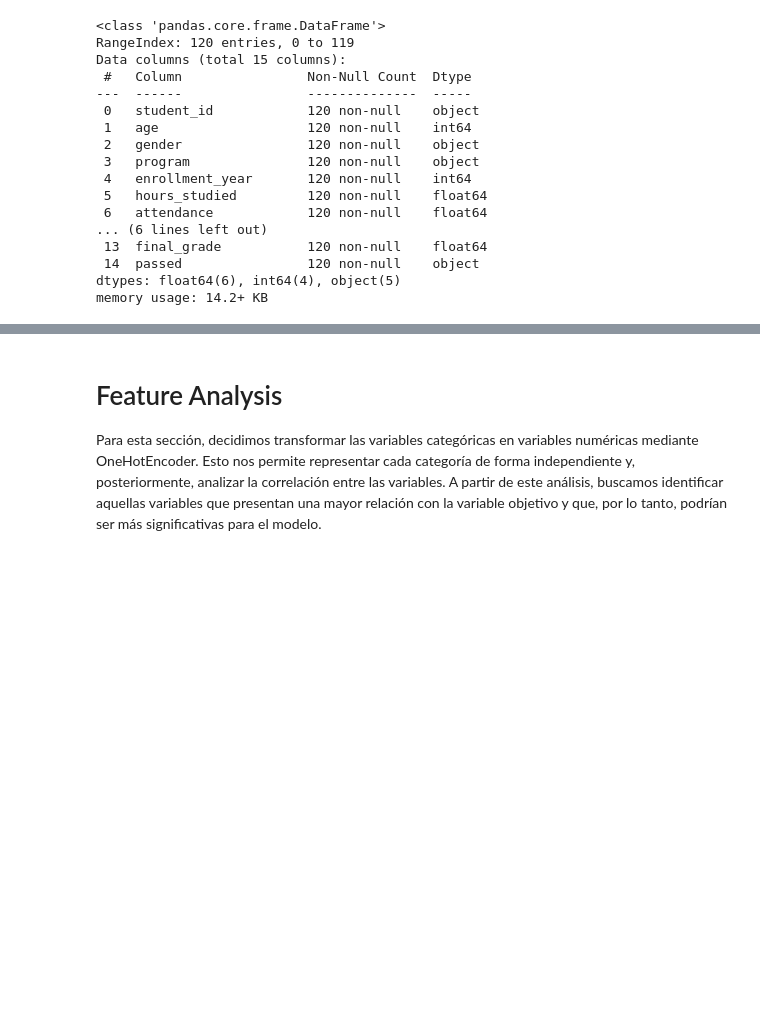
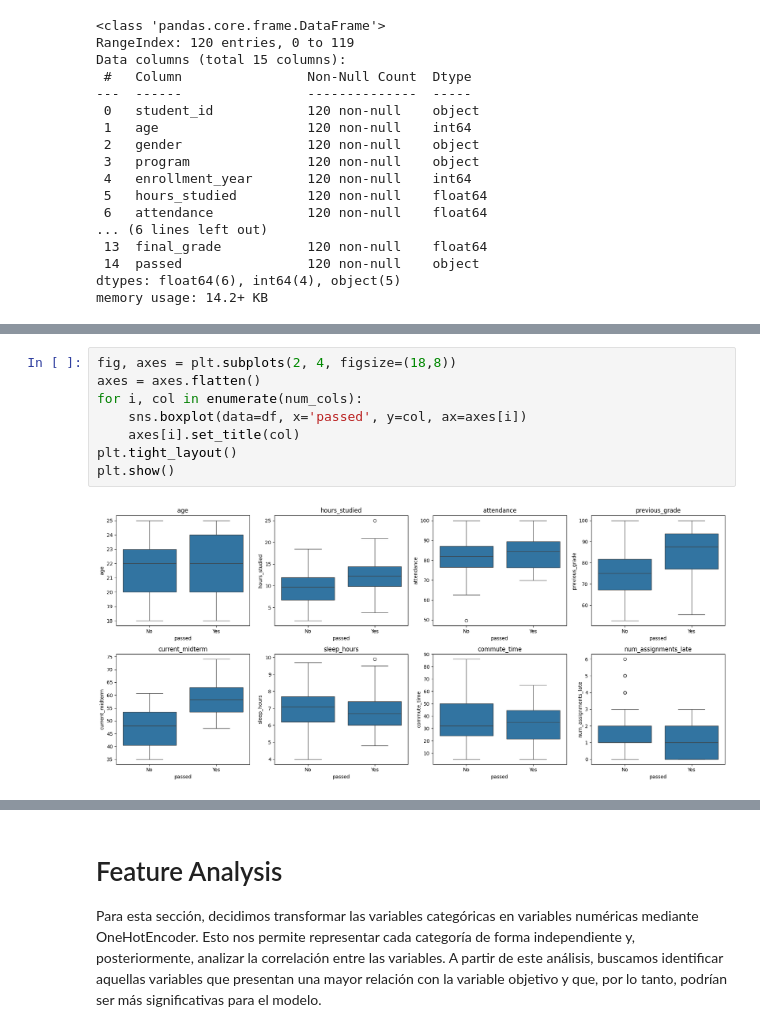
Before and after one commit to A01801224/Modulo_3_Bkron, a Jupyter notebook: Ejercicio_6/Modulo_3_Ejercicio_6.ipynb, the cells around one changed output, grey strips where cells are left out. Cells and saved outputs as stored; diff of their text form; blank space fills up the shorter version.

```diff
--- a/Ejercicio_6/Modulo_3_Ejercicio_6.ipynb
+++ b/Ejercicio_6/Modulo_3_Ejercicio_6.ipynb
@@ -77,0 +127,10 @@ memory usage: 14.2+ KB
+# %%
+fig, axes = plt.subplots(2, 4, figsize=(18,8))
+axes = axes.flatten()
+for i, col in enumerate(num_cols):
+    sns.boxplot(data=df, x='passed', y=col, ax=axes[i])
+    axes[i].set_title(col)
+plt.tight_layout()
+plt.show()
+# %% [output]
+[figure, added]
```
Also changed, not shown: parts of 11 cells of this notebook.
